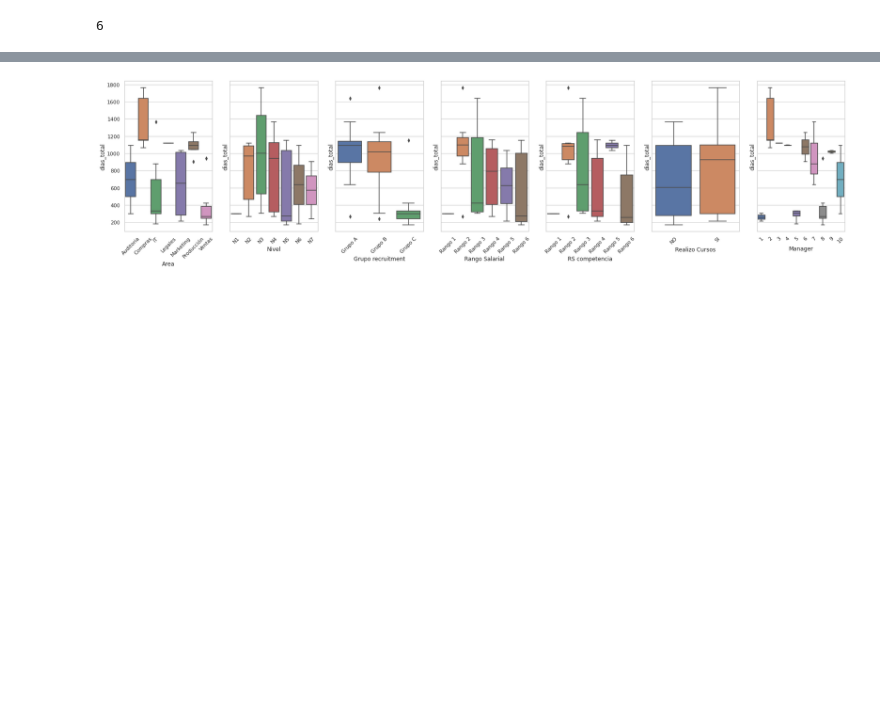
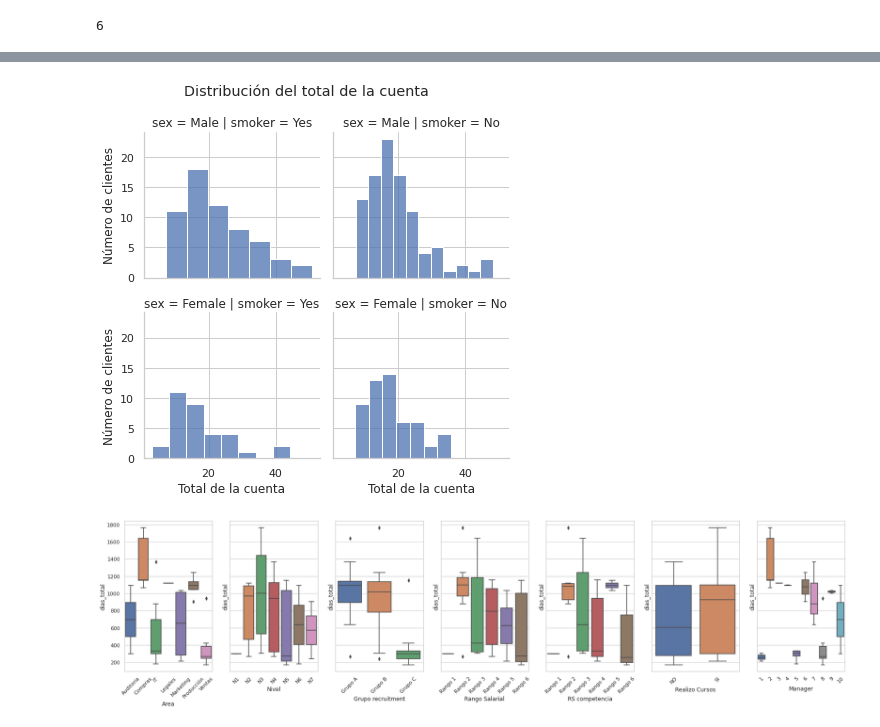
Before and after one commit to alexandergribenchenko/EDVai_DE, a Jupyter notebook: Sesion_01/NB_Sesion_01_Alexander.ipynb, the cells around one changed output, grey strips where cells are left out. Drawn from its saved outputs; the diff is of its cells as text; code cells hidden in the pictures; blank space fills up the shorter version.

```diff
--- a/Sesion_01/NB_Sesion_01_Alexander.ipynb
+++ b/Sesion_01/NB_Sesion_01_Alexander.ipynb
@@ -117,3 +140,23 @@ plt.show()
+# %%
+import seaborn as sns
+
+# Cargar el conjunto de datos "tips" de Seaborn
+tips = sns.load_dataset("tips")
+
+# Crear una retícula con subretículas utilizando las variables "sex" y "smoker"
+g = sns.FacetGrid(tips, row="sex", col="smoker")
+
+# Especificar el tipo de gráfico que se mostrará en cada subretícula
+g.map(sns.histplot, "total_bill")
+
+# Mostrar la retícula de gráficos
+g.fig.suptitle("Distribución del total de la cuenta")
+g.fig.subplots_adjust(top=0.85)
+g.set_axis_labels("Total de la cuenta", "Número de clientes")
+g.fig.tight_layout()
+sns.despine()
+# %% [output]
+[figure, added]
 # %%
 col_cat = ['Area', 'Nivel', 'Grupo recruitment', 'Rango Salarial', 'RS competencia', 'Realizo Cursos', 'Manager']
 
```
Also changed, not shown: parts of 2 cells of this notebook.
